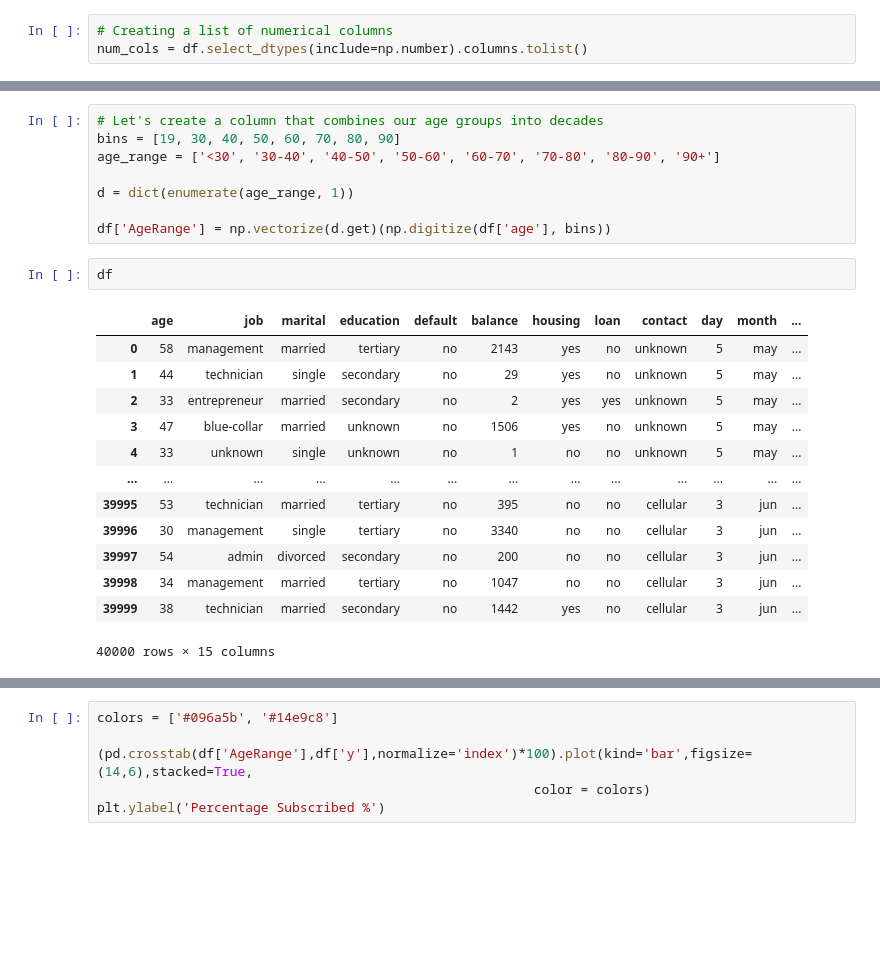
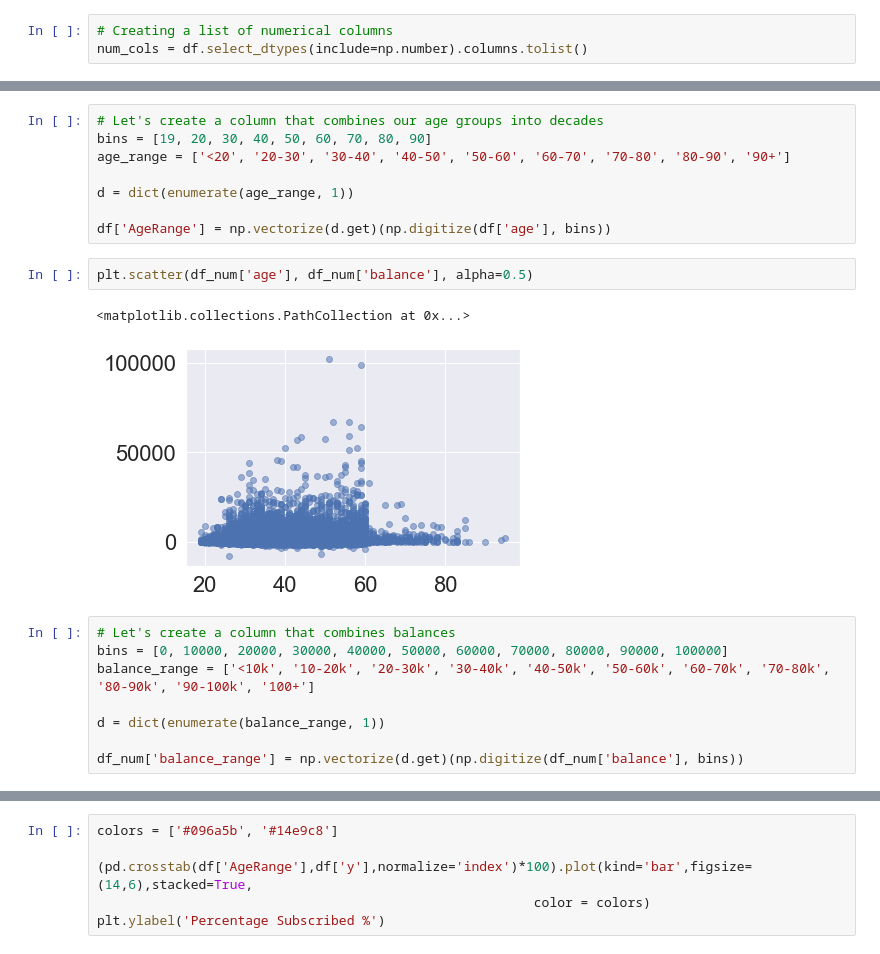
Before and after one commit to kre8tions/Apziva, a Jupyter notebook: cbxr8ZpqR79rOXna/cbxr8ZpqR79rOXna.ipynb, the cells around one changed output, grey strips where cells are left out. Saved outputs shown, nothing was run; the diff lists cells and outputs as text; blank space fills up the shorter version.

```diff
--- a/cbxr8ZpqR79rOXna/cbxr8ZpqR79rOXna.ipynb
+++ b/cbxr8ZpqR79rOXna/cbxr8ZpqR79rOXna.ipynb
@@ -182,24 +291,21 @@ for i in cols:
 # %%
 # Let's create a column that combines our age groups into decades
-bins = [19, 30, 40, 50, 60, 70, 80, 90]
-age_range = ['<30', '30-40', '40-50', '50-60', '60-70', '70-80', '80-90', '90+']
+bins = [19, 20, 30, 40, 50, 60, 70, 80, 90]
+age_range = ['<20', '20-30', '30-40', '40-50', '50-60', '60-70', '70-80', '80-90', '90+']
 
 d = dict(enumerate(age_range, 1))
 
 df['AgeRange'] = np.vectorize(d.get)(np.digitize(df['age'], bins))
-# %%
-df
-# %% [output]
-|  | age | job | marital | education | default | balance | housing | loan | contact | day | month | ... |
-| 0 | 58 | management | married | tertiary | no | 2143 | yes | no | unknown | 5 | may | ... |
-| 1 | 44 | technician | single | secondary | no | 29 | yes | no | unknown | 5 | may | ... |
-| 2 | 33 | entrepreneur | married | secondary | no | 2 | yes | yes | unknown | 5 | may | ... |
-| 3 | 47 | blue-collar | married | unknown | no | 1506 | yes | no | unknown | 5 | may | ... |
-| 4 | 33 | unknown | single | unknown | no | 1 | no | no | unknown | 5 | may | ... |
-| ... | ... | ... | ... | ... | ... | ... | ... | ... | ... | ... | ... | ... |
-| 39995 | 53 | technician | married | tertiary | no | 395 | no | no | cellular | 3 | jun | ... |
-| 39996 | 30 | management | single | tertiary | no | 3340 | no | no | cellular | 3 | jun | ... |
-| 39997 | 54 | admin | divorced | secondary | no | 200 | no | no | cellular | 3 | jun | ... |
-| 39998 | 34 | management | married | tertiary | no | 1047 | no | no | cellular | 3 | jun | ... |
-| 39999 | 38 | technician | married | secondary | no | 1442 | yes | no | cellular | 3 | jun | ... |
-40000 rows × 15 columns
+# %%
+plt.scatter(df_num['age'], df_num['balance'], alpha=0.5)
+# %% [output]
+<matplotlib.collections.PathCollection at 0x...>
+[figure, added]
+# %%
+# Let's create a column that combines balances
+bins = [0, 10000, 20000, 30000, 40000, 50000, 60000, 70000, 80000, 90000, 100000]
+balance_range = ['<10k', '10-20k', '20-30k', '30-40k', '40-50k', '50-60k', '60-70k', '70-80k', '80-90k', '90-100k', '100+']
+
+d = dict(enumerate(balance_range, 1))
+
+df_num['balance_range'] = np.vectorize(d.get)(np.digitize(df_num['balance'], bins))
```
Also changed, not shown: parts of 28 cells of this notebook.
